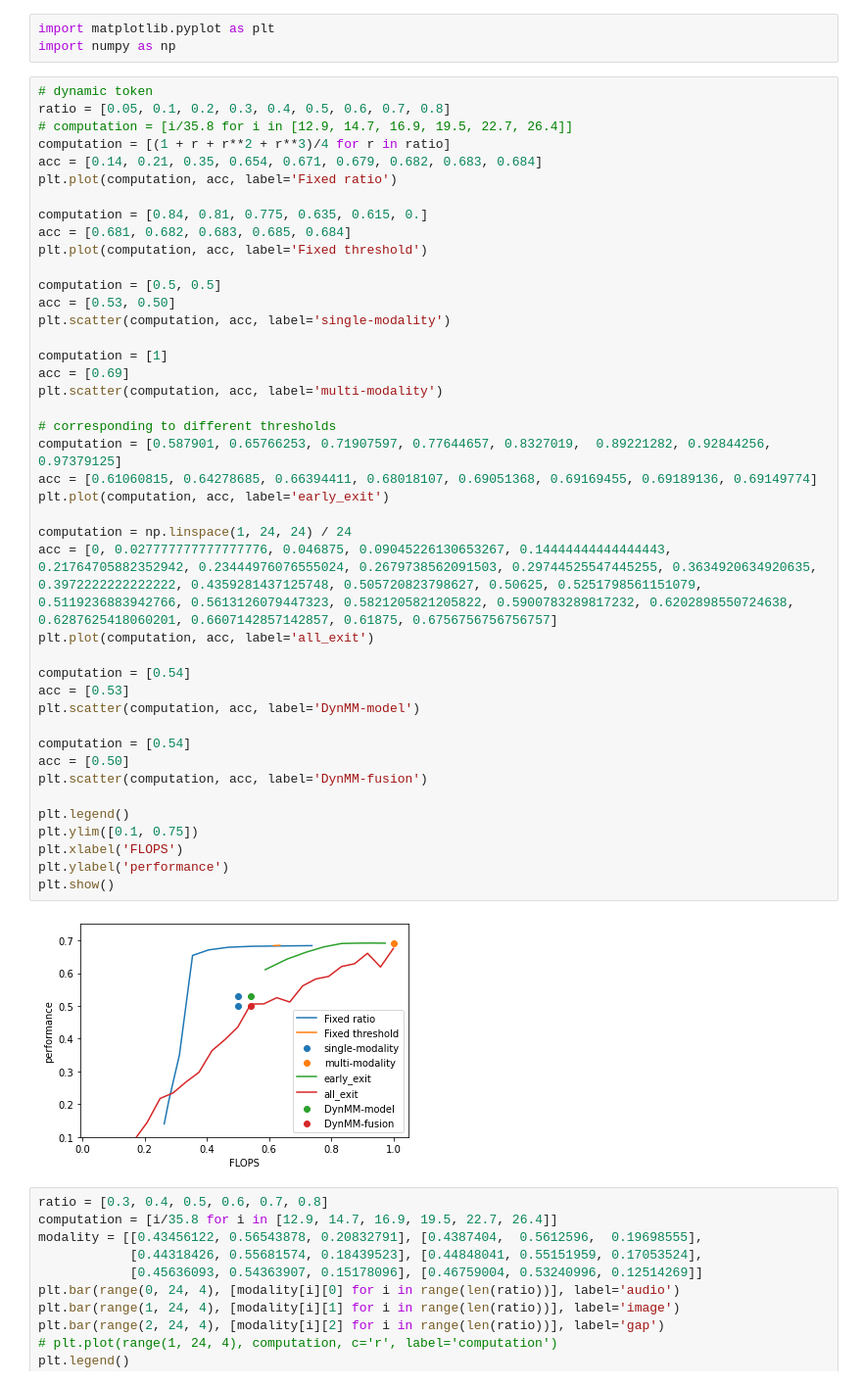
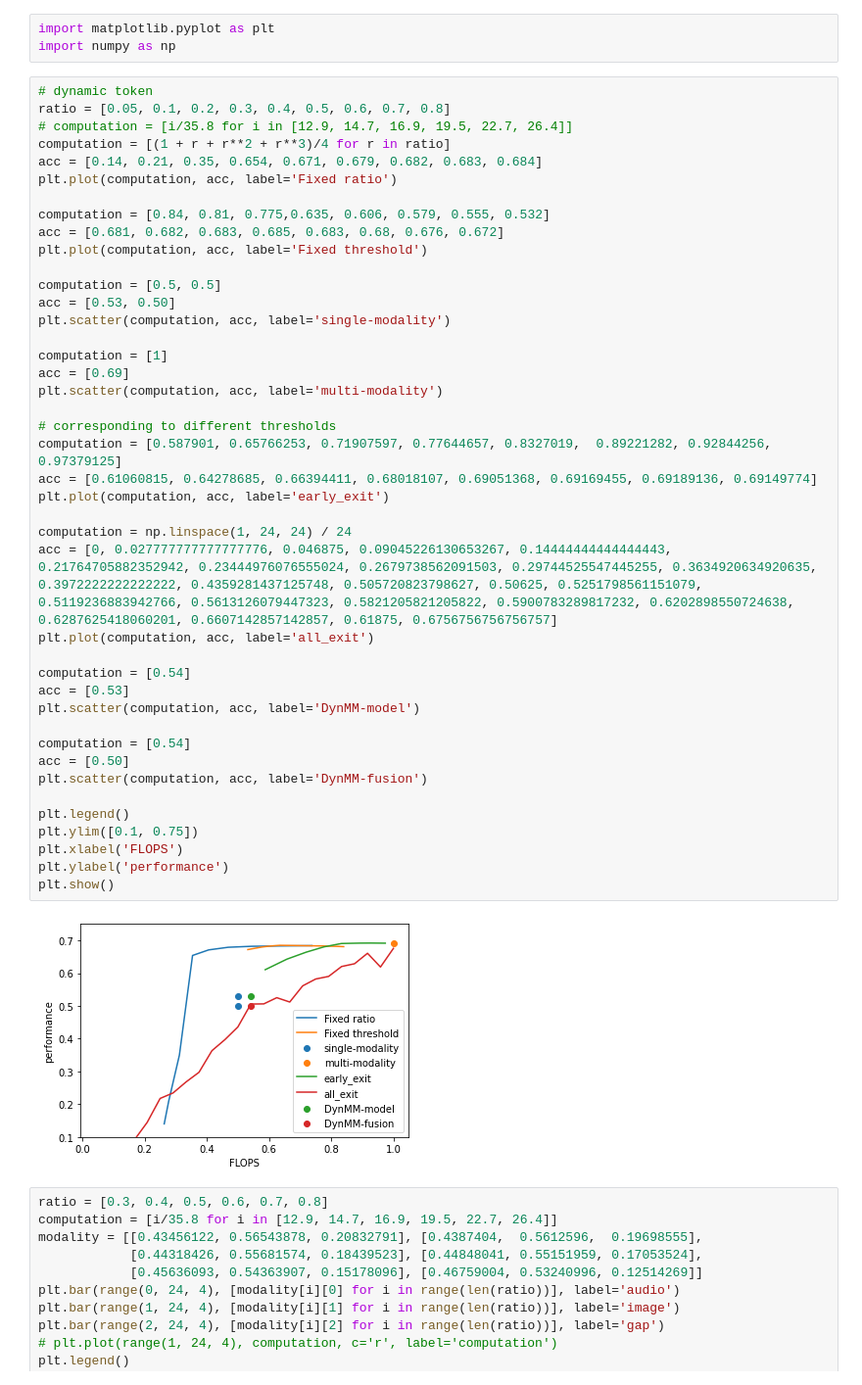
Before and after one commit to lixinghe1999/multi_modal, a Jupyter notebook: plot.ipynb, the cells around one changed output. Shown: that part at 98% size. Cells and saved outputs as stored; diff of their text form.

```diff
--- a/plot.ipynb
+++ b/plot.ipynb
@@ -9,42 +9,42 @@ computation = [(1 + r + r**2 + r**3)/4 for r in ratio]
 acc = [0.14, 0.21, 0.35, 0.654, 0.671, 0.679, 0.682, 0.683, 0.684]
 plt.plot(computation, acc, label='Fixed ratio')
 
-computation = [0.84, 0.81, 0.775, 0.635, 0.615, 0.]
-acc = [0.681, 0.682, 0.683, 0.685, 0.684]
+computation = [0.84, 0.81, 0.775,0.635, 0.606, 0.579, 0.555, 0.532]
+acc = [0.681, 0.682, 0.683, 0.685, 0.683, 0.68, 0.676, 0.672]
 plt.plot(computation, acc, label='Fixed threshold')
 
 computation = [0.5, 0.5]
 acc = [0.53, 0.50]
 plt.scatter(computation, acc, label='single-modality')
 
 computation = [1]
 acc = [0.69]
 plt.scatter(computation, acc, label='multi-modality')
 
 # corresponding to different thresholds
 computation = [0.587901, 0.65766253, 0.71907597, 0.77644657, 0.8327019,  0.89221282, 0.92844256, 0.97379125]
 acc = [0.61060815, 0.64278685, 0.66394411, 0.68018107, 0.69051368, 0.69169455, 0.69189136, 0.69149774]
 plt.plot(computation, acc, label='early_exit')
 
 computation = np.linspace(1, 24, 24) / 24
 acc = [0, 0.027777777777777776, 0.046875, 0.09045226130653267, 0.14444444444444443, 0.21764705882352942, 0.23444976076555024, 0.2679738562091503, 0.29744525547445255, 0.3634920634920635, 0.3972222222222222, 0.4359281437125748, 0.505720823798627, 0.50625, 0.5251798561151079, 0.5119236883942766, 0.5613126079447323, 0.5821205821205822, 0.5900783289817232, 0.6202898550724638, 0.6287625418060201, 0.6607142857142857, 0.61875, 0.6756756756756757]
 plt.plot(computation, acc, label='all_exit')
 
 computation = [0.54]
 acc = [0.53]
 plt.scatter(computation, acc, label='DynMM-model')
 
 computation = [0.54]
 acc = [0.50]
 plt.scatter(computation, acc, label='DynMM-fusion')
 
 plt.legend()
 plt.ylim([0.1, 0.75])
 plt.xlabel('FLOPS')
 plt.ylabel('performance')
 plt.show()
 # %% [output]
-[figure, old version]
+[figure, new version]
 # %%
 ratio = [0.3, 0.4, 0.5, 0.6, 0.7, 0.8]
 computation = [i/35.8 for i in [12.9, 14.7, 16.9, 19.5, 22.7, 26.4]]
```
Also changed, not shown: 1 other file.
